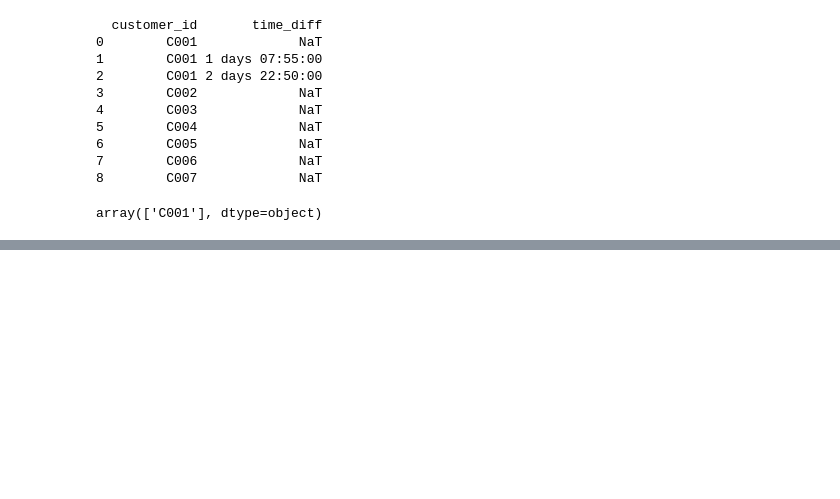
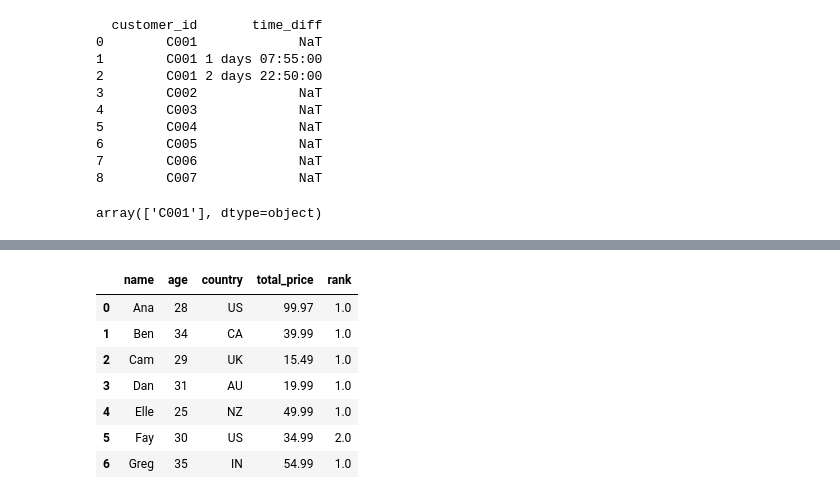
Before and after one commit to nehagovekar/Pandas_leetcode, a Jupyter notebook: Pandas_Practice_On_ProductCompanies.ipynb, the cells around one changed output, grey strips where cells are left out. Saved outputs shown, nothing was run; the diff lists cells and outputs as text; code cells hidden in the pictures; blank space fills up the shorter version.

```diff
--- a/Pandas_Practice_On_ProductCompanies.ipynb
+++ b/Pandas_Practice_On_ProductCompanies.ipynb
@@ -389,0 +406,2 @@ array(['C001'], dtype=object)
+# %%
+df_ranking=df_deliveries.merge(df_customers, how='outer', on='customer_id').groupby(['customer_id','name','age','country'])['total_price'].sum().reset_index().drop('customer_id',axis=1)
@@ -389,0 +419,13 @@ array(['C001'], dtype=object)
+# %%
+df_ranking['rank'] = df_ranking.groupby('country')['total_price'].rank(method='first', ascending=False)
+# %%
+df_ranking
+# %% [output]
+|  | name | age | country | total_price | rank |
+| 0 | Ana | 28 | US | 99.97 | 1.0 |
+| 1 | Ben | 34 | CA | 39.99 | 1.0 |
+| 2 | Cam | 29 | UK | 15.49 | 1.0 |
+| 3 | Dan | 31 | AU | 19.99 | 1.0 |
+| 4 | Elle | 25 | NZ | 49.99 | 1.0 |
+| 5 | Fay | 30 | US | 34.99 | 2.0 |
+| 6 | Greg | 35 | IN | 54.99 | 1.0 |
```
Also changed, not shown: parts of 7 cells of this notebook.
